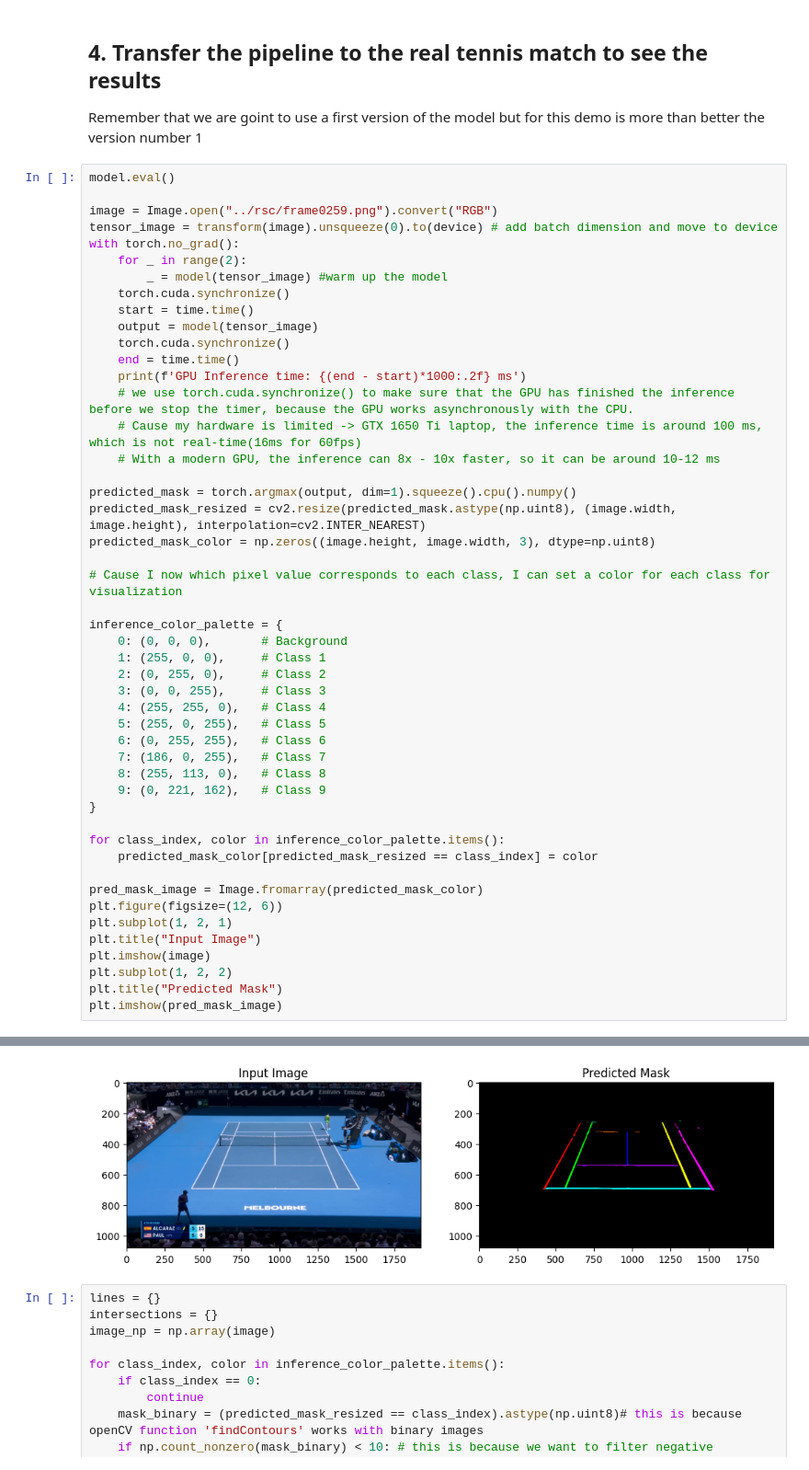
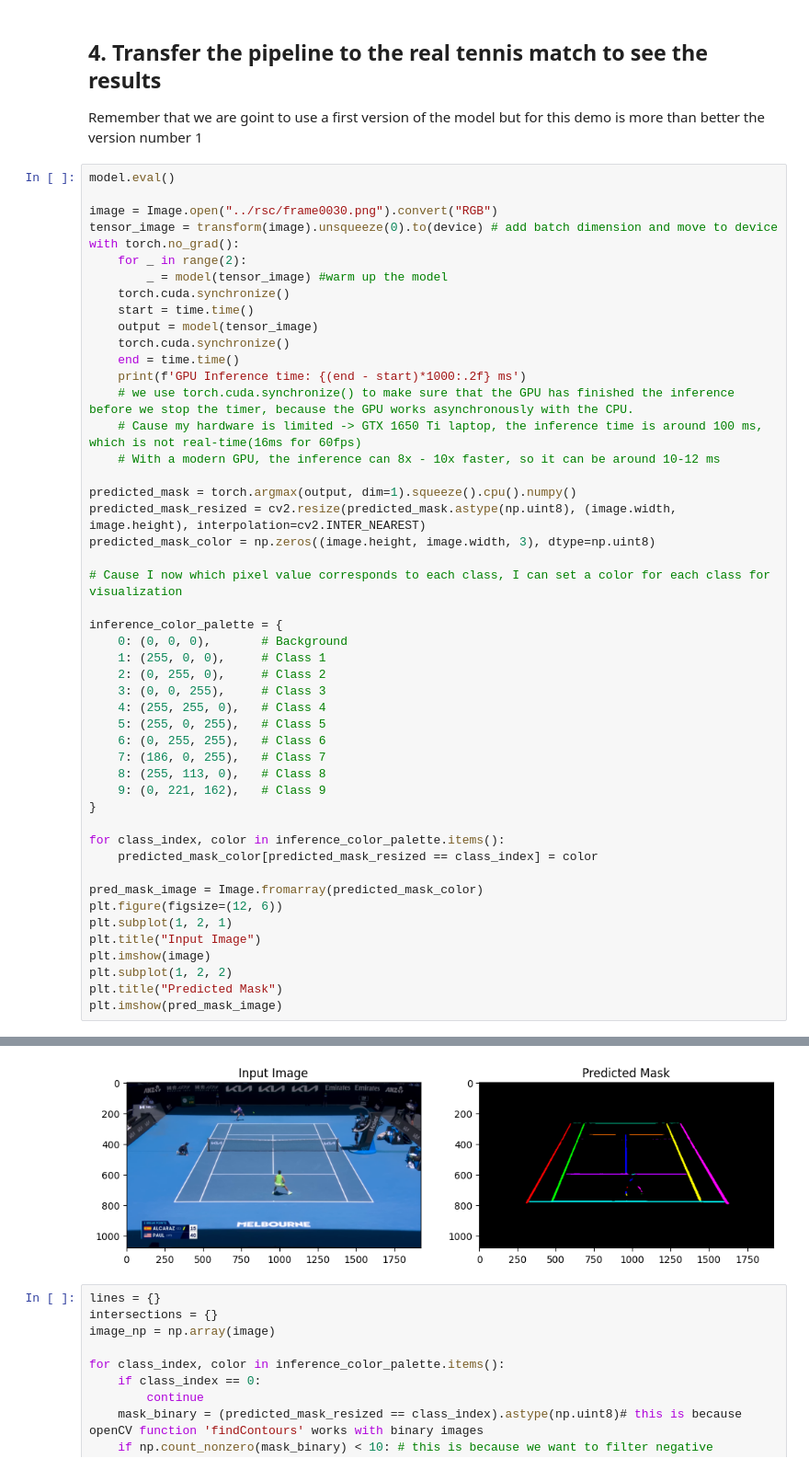
Before and after one commit to AlejandroFontesAlbeza/CameraPoseEstimationSyntheticDataUnrealEngine, a Jupyter notebook: notebooks/synthetic_tennis_camera_pose.ipynb, the cells around one changed output, grey strips where cells are left out. Shown at 92% size. Drawn from its saved outputs; the diff is of its cells as text.

```diff
--- a/notebooks/synthetic_tennis_camera_pose.ipynb
+++ b/notebooks/synthetic_tennis_camera_pose.ipynb
@@ -650,7 +650,7 @@ Remember that we are goint to use a first version of the model but for this demo
 # %%
 model.eval()
 
-image = Image.open("../rsc/frame0259.png").convert("RGB")
+image = Image.open("../rsc/frame0030.png").convert("RGB")
 tensor_image = transform(image).unsqueeze(0).to(device) # add batch dimension and move to device
 with torch.no_grad():
     for _ in range(2):
@@ -700,5 +700,5 @@ GPU Inference time: 173.43 ms
 <matplotlib.image.AxesImage at 0x...>
-[figure, old version]
+[figure, new version]
 # %%
 lines = {}
 intersections = {}
```
Also changed, not shown: parts of 2 cells of this notebook, 6 other files.
